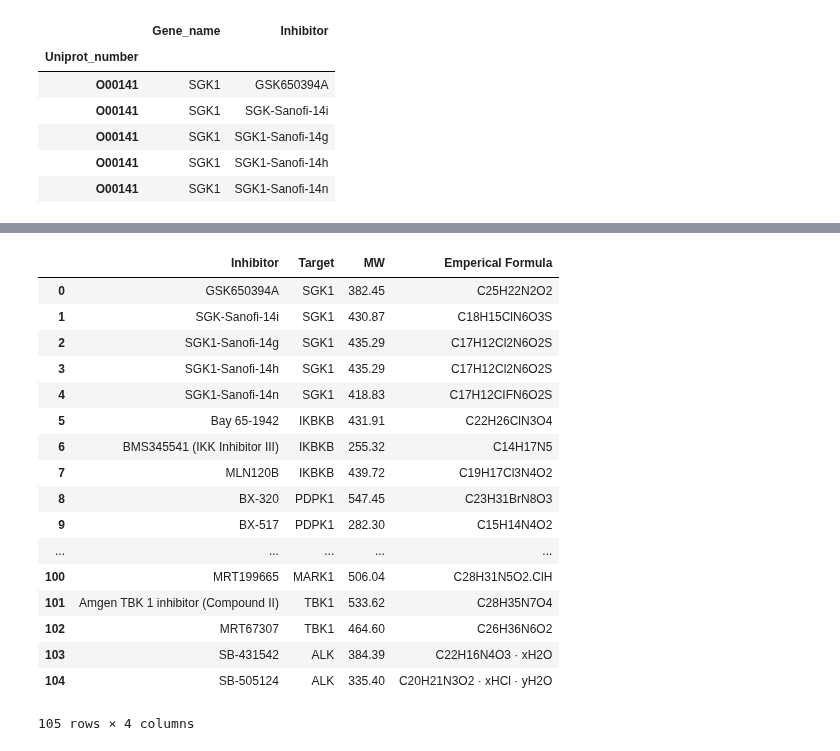
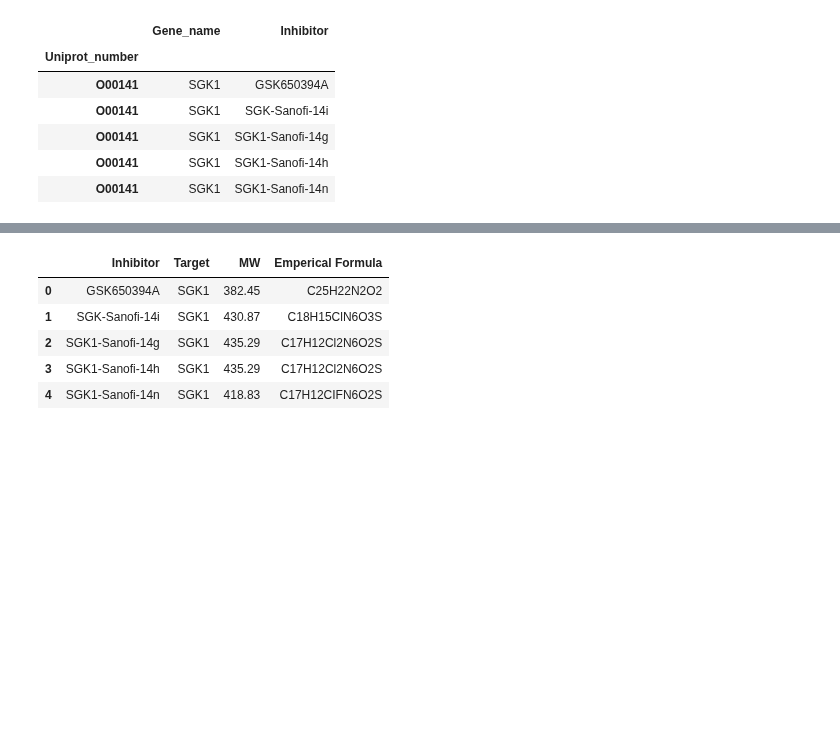
Before and after one commit to SheridanS97/DreamTeam, a Jupyter notebook: Inhibitor/DATA_RETRIEVAL.ipynb, the cells around one changed output, grey strips where cells are left out. Drawn from its saved outputs; the diff is of its cells as text; code cells hidden in the pictures; blank space fills up the shorter version.

```diff
--- a/Inhibitor/DATA_RETRIEVAL.ipynb
+++ b/Inhibitor/DATA_RETRIEVAL.ipynb
@@ -314,33 +302,21 @@ match_info
 # %%
 #making final dataframe
 
 My_df = pd.DataFrame({
   'Inhibitor': list(match_info.Inhibitor),'Target': list(match_info.Gene_name),
     'MW':list(match_info.MW), "Emperical Formula": list(match_info.Brutto)})
 
 
 #rearranging the columns
 df_final = My_df[['Inhibitor', 'Target', 'MW', 'Emperical Formula']]
-df_final
+df_final.head()
 # %% [output]
 |  | Inhibitor | Target | MW | Emperical Formula |
 | 0 | GSK650394A | SGK1 | 382.45 | C25H22N2O2 |
 | 1 | SGK-Sanofi-14i | SGK1 | 430.87 | C18H15ClN6O3S |
 | 2 | SGK1-Sanofi-14g | SGK1 | 435.29 | C17H12Cl2N6O2S |
 | 3 | SGK1-Sanofi-14h | SGK1 | 435.29 | C17H12Cl2N6O2S |
 | 4 | SGK1-Sanofi-14n | SGK1 | 418.83 | C17H12CIFN6O2S |
-| 5 | Bay 65-1942 | IKBKB | 431.91 | C22H26ClN3O4 |
-| 6 | BMS345541 (IKK Inhibitor III) | IKBKB | 255.32 | C14H17N5 |
-| 7 | MLN120B | IKBKB | 439.72 | C19H17Cl3N4O2 |
-| 8 | BX-320 | PDPK1 | 547.45 | C23H31BrN8O3 |
-| 9 | BX-517 | PDPK1 | 282.30 | C15H14N4O2 |
-| ... | ... | ... | ... | ... |
-| 100 | MRT199665 | MARK1 | 506.04 | C28H31N5O2.ClH |
-| 101 | Amgen TBK 1 inhibitor (Compound II) | TBK1 | 533.62 | C28H35N7O4 |
-| 102 | MRT67307 | TBK1 | 464.60 | C26H36N6O2 |
-| 103 | SB-431542 | ALK | 384.39 | C22H16N4O3 · xH2O |
-| 104 | SB-505124 | ALK | 335.40 | C20H21N3O2 · xHCl · yH2O |
-105 rows × 4 columns
 # %%
 #df into a csv file
 
```
Also changed, not shown: parts of 1 cell of this notebook.
